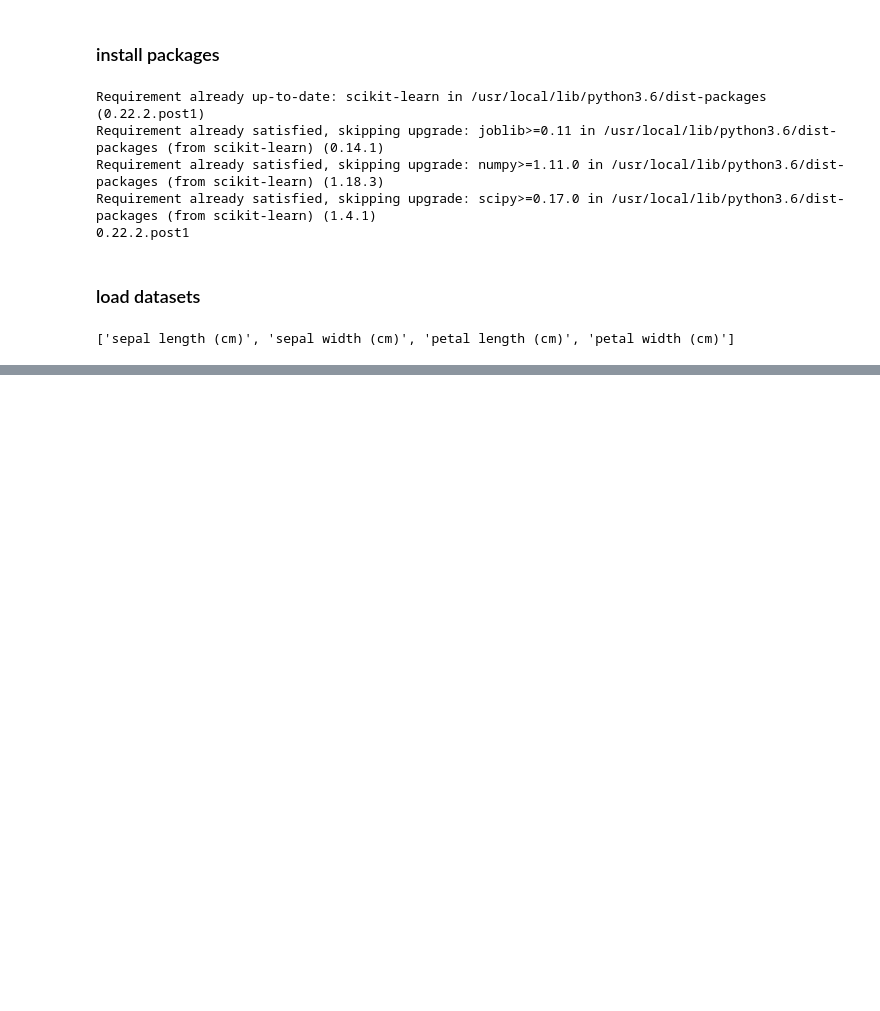
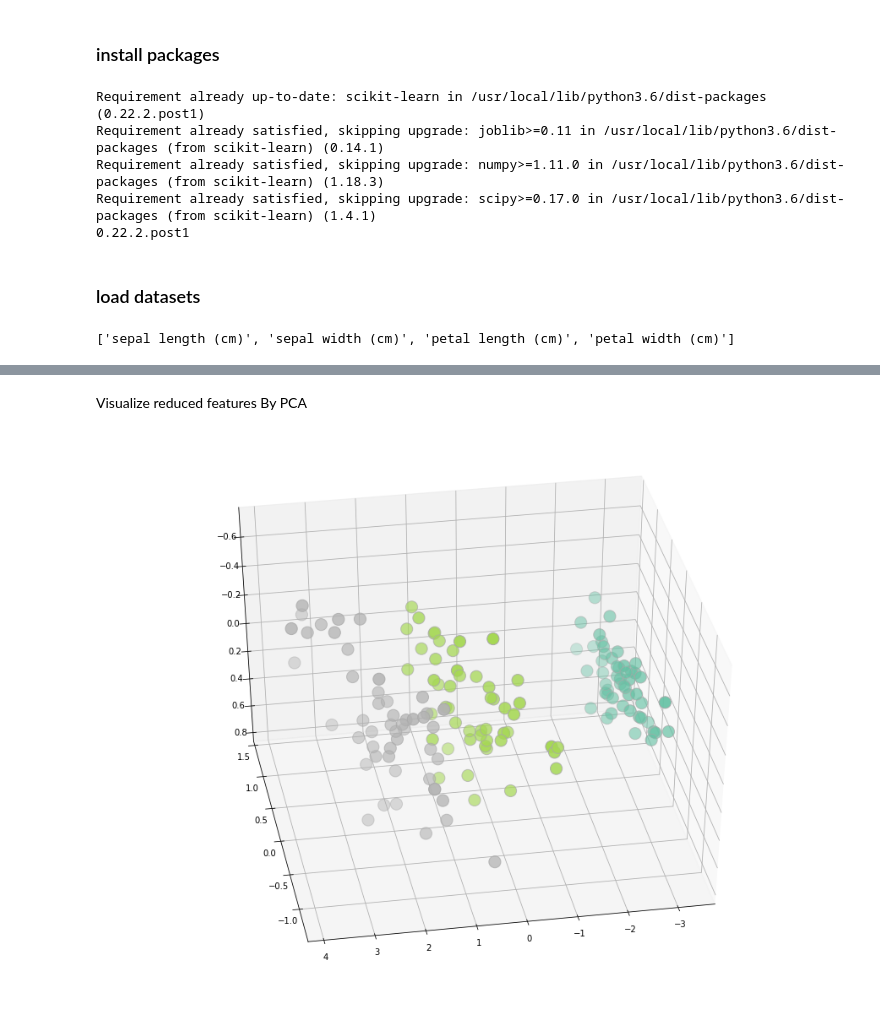
Before and after one commit to nobobobo/ml-handson, a Jupyter notebook: categorize_iris.ipynb, the cells around one changed output, grey strips where cells are left out. Saved outputs shown, nothing was run; the diff lists cells and outputs as text; code cells hidden in the pictures; blank space fills up the shorter version.

```diff
--- a/categorize_iris.ipynb
+++ b/categorize_iris.ipynb
@@ -72,0 +145,17 @@ pd.DataFrame(iris.data, columns=iris.feature_names)
+# %% [markdown]
+Visualize reduced features By PCA
+# %%
+from mpl_toolkits.mplot3d import Axes3D
+from sklearn.decomposition import PCA
+
+fig = plt.figure(1, figsize=(12,9))
+ax = Axes3D(fig, elev=-140, azim=100)
+
+# reduce features to 3 dims
+reduced_features = PCA(n_components=3).fit_transform(all_features)
+
+ax.scatter(reduced_features[:,0], reduced_features[:,1], reduced_features[:,2],
+           c=teacher_labels, cmap=plt.cm.Set2, edgecolor= "darkgray", s=200)
+plt.show()
+# %% [output]
+[figure, added]
```
Also changed, not shown: parts of 12 cells of this notebook.
